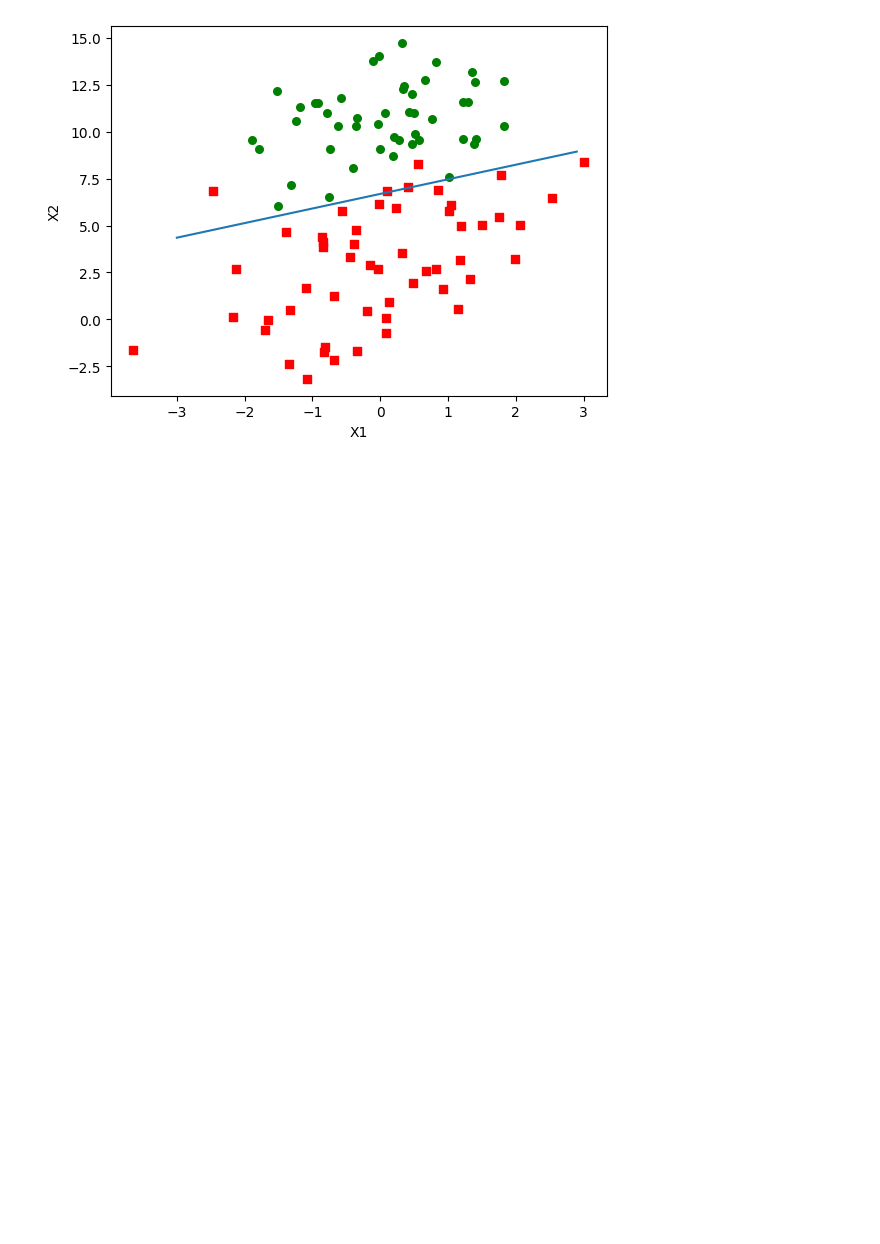
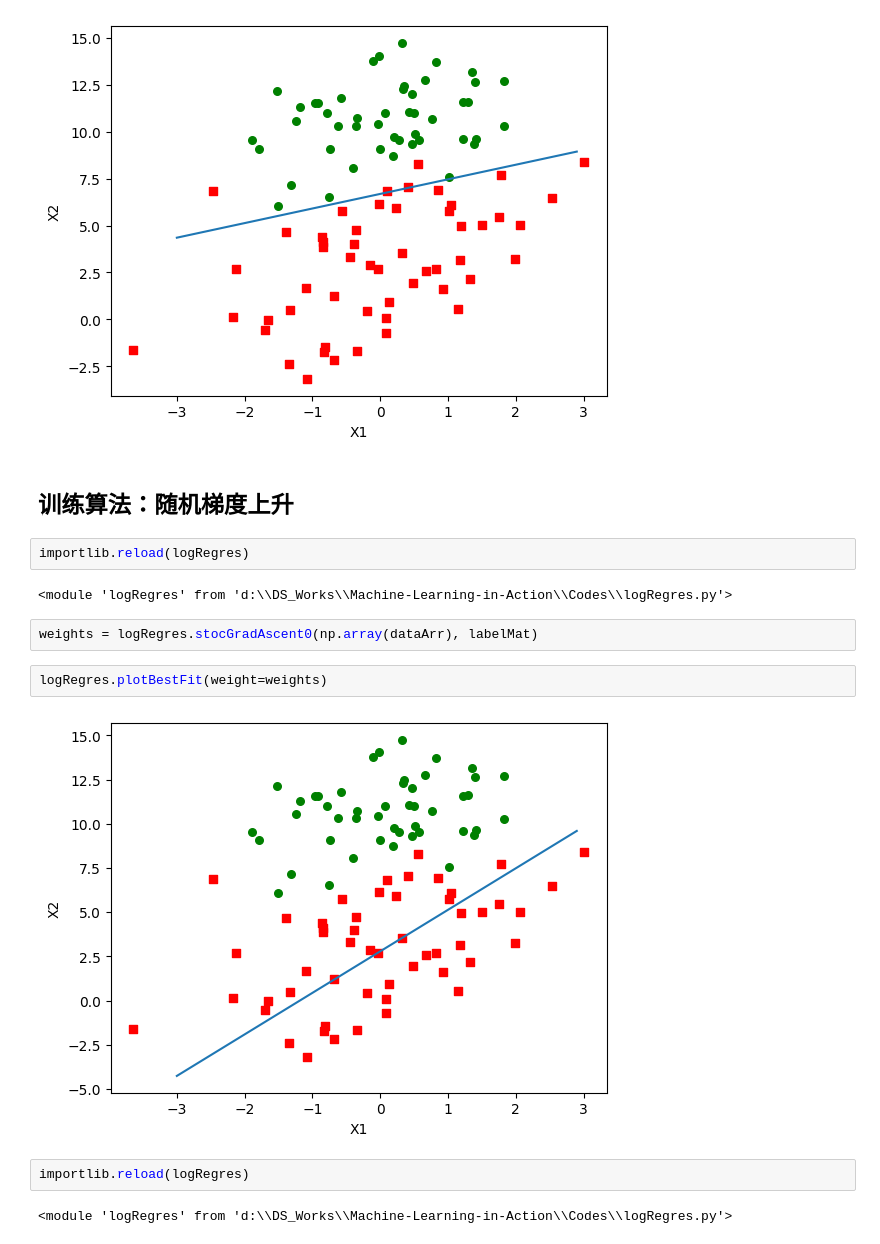
Before and after one commit to JPL-JUNO/Machine-Learning-in-Action, a Jupyter notebook: Codes/logRegres.ipynb, the cells around one changed output. Drawn from its saved outputs; the diff is of its cells as text; blank space fills up the shorter version.

```diff
--- a/Codes/logRegres.ipynb
+++ b/Codes/logRegres.ipynb
@@ -27,3 +27,19 @@ weights = logRegres.gradAscent(dataArr, labelMat)
 logRegres.plotBestFit(weight=weights)
 # %% [output]
 [figure]
+# %% [markdown]
+## 训练算法：随机梯度上升
+# %%
+importlib.reload(logRegres)
+# %% [output]
+<module 'logRegres' from 'd:\\DS_Works\\Machine-Learning-in-Action\\Codes\\logRegres.py'>
+# %%
+weights = logRegres.stocGradAscent0(np.array(dataArr), labelMat)
+# %%
+logRegres.plotBestFit(weight=weights)
+# %% [output]
+[figure, added]
+# %%
+importlib.reload(logRegres)
+# %% [output]
+<module 'logRegres' from 'd:\\DS_Works\\Machine-Learning-in-Action\\Codes\\logRegres.py'>
```
Also changed, not shown: parts of 2 cells of this notebook, 11 other files.
